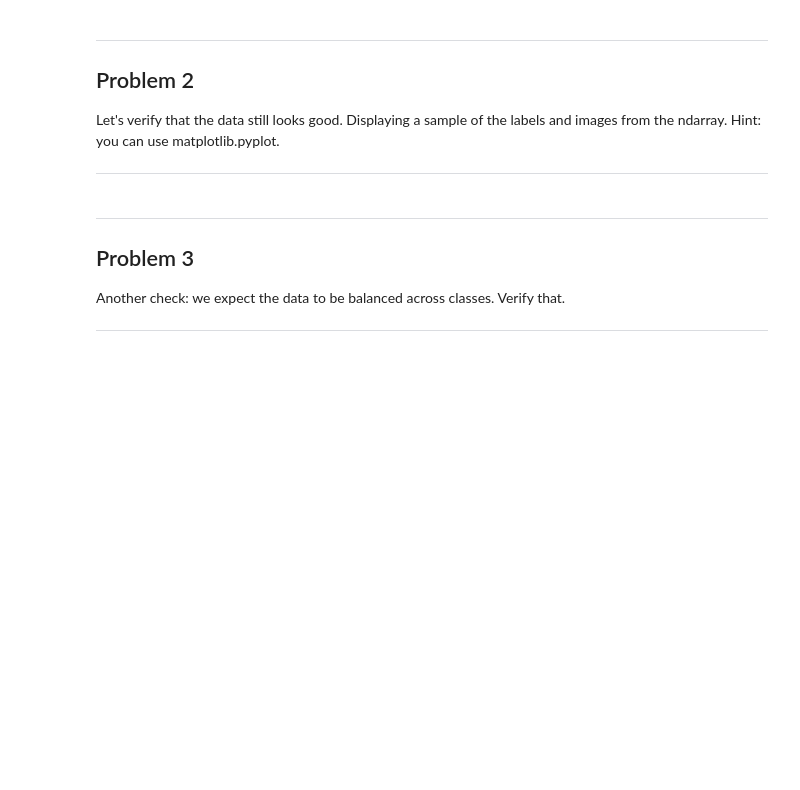
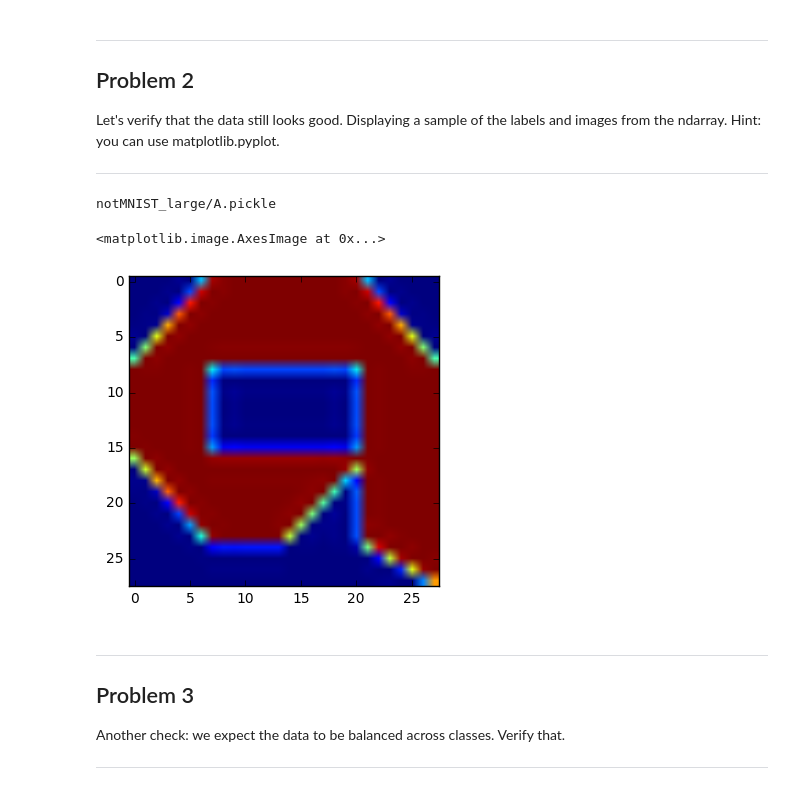
Before and after one commit to nladuo/ml-study-stuff, a Jupyter notebook: Deep-Learning/1_notmnist.ipynb, the cells around one changed output. Saved outputs shown, nothing was run; the diff lists cells and outputs as text; code cells hidden in the pictures; blank space fills up the shorter version.

```diff
--- a/Deep-Learning/1_notmnist.ipynb
+++ b/Deep-Learning/1_notmnist.ipynb
@@ -206,6 +211,14 @@ Problem 2
 Let's verify that the data still looks good. Displaying a sample of the labels and images from the ndarray. Hint: you can use matplotlib.pyplot.
 
 ---
+# %%
+print(train_datasets[0])
+dataset_a = pickle.load(open(train_datasets[0], "rb"))
+plt.imshow(dataset_a[0])
+# %% [output]
+notMNIST_large/A.pickle
+<matplotlib.image.AxesImage at 0x...>
+[figure, added]
 # %% [markdown]
 ---
 Problem 3
```
Also changed, not shown: parts of 7 cells of this notebook.
